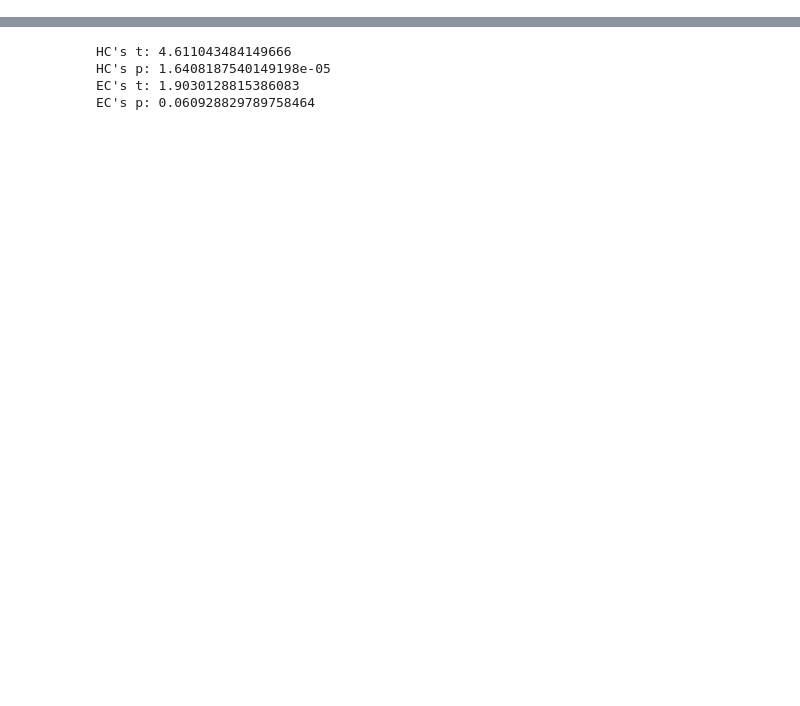
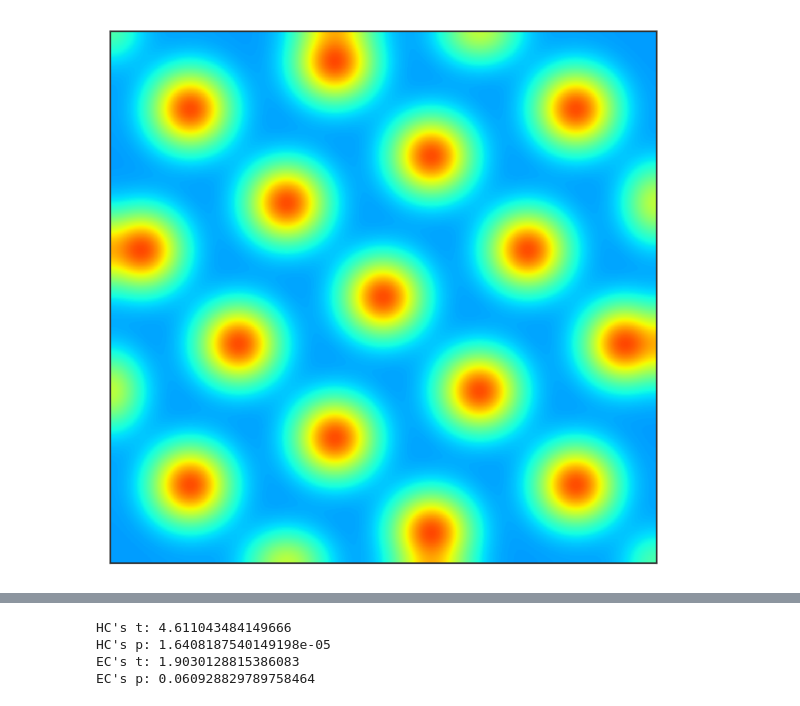
Before and after one commit to YukunQu/DCM, a Jupyter notebook: analysis/mri/figure/figure2.ipynb, the cells around one changed output, grey strips where cells are left out. Saved outputs shown, nothing was run; the diff lists cells and outputs as text; code cells hidden in the pictures; blank space fills up the shorter version.

```diff
--- a/analysis/mri/figure/figure2.ipynb
+++ b/analysis/mri/figure/figure2.ipynb
@@ -10,4 +10,69 @@ import matplotlib.pyplot as plt
 sns.set_style('white')
 matplotlib.rcParams['pdf.fonttype'] = 42
 matplotlib.rcParams['ps.fonttype'] = 42
+# %%
+import seaborn as sns
+from scipy.ndimage import gaussian_filter
+
+
+def firing_pattern(x, y, scale, field_radius, orientation):
+    # Create a hexagonal grid of firing field centers
+    x_coords = np.arange(-scale, scale + 1)
+    y_coords = np.arange(-scale, scale + 1)
+    xx, yy = np.meshgrid(x_coords, y_coords)
+    centers = np.column_stack((xx.flatten(), yy.flatten())).astype(np.float64) * scale
+    centers[:, 0] += 0.5 * (centers[:, 1] % 2) * scale
+
+    # Apply the rotation matrix to the centers
+    rotation_matrix = np.array([[np.cos(orientation), -np.sin(orientation)],
+                                [np.sin(orientation), np.cos(orientation)]])
+    centers = centers @ rotation_matrix
+
+    # Calculate the firing rate at each (x, y) position
+    firing_rate = np.zeros_like(x)
+    for center in centers:
+        distance = np.sqrt((x - center[0]) ** 2 + (y - center[1]) ** 2)
+        firing_rate += np.exp(-distance ** 2 / (2 * field_radius ** 2))
+    return firing_rate
+
+
+# Define the parameters for the grid cell
+scale = 5
+field_radius = 0.8
+orientation = np.pi / 4  # 30 degrees
+
+# Create a grid of x and y coordinates
+x = np.linspace(-scale * 2, scale * 2, 1000)
+y = np.linspace(-scale * 2, scale * 2, 1000)
+xx, yy = np.meshgrid(x, y)
+
+# Compute the firing pattern of the grid cell
+firing_rate = firing_pattern(xx, yy, scale, field_radius, orientation)
+
+# Apply Gaussian smoothing to the firing rate data
+sigma = 30
+smoothed_firing_rate = gaussian_filter(firing_rate, sigma)
+
+
+# Normalization function
+def normalize_data(data, min_value, max_value):
+    normalized_data = (data - np.min(data)) / (np.max(data) - np.min(data))
+    return normalized_data * (max_value - min_value) + min_value
+
+
+# Apply normalization to the smoothed firing rate data
+min_value = 0
+max_value = 1
+normalized_smoothed_firing_rate = normalize_data(smoothed_firing_rate, min_value, max_value)
+# Plot the firing pattern
+plt.figure(figsize=(5, 5), dpi=300, frameon=False)
+#plt.imshow(normalized_smoothed_firing_rate, cmap="gray", origin="lower")
+plt.pcolormesh(x,y,normalized_smoothed_firing_rate,cmap='jet',shading='auto', vmax=1.3, vmin=-0.5)
+#sns.heatmap(normalized_smoothed_firing_rate,cmap='get')
+plt.gca().set_xticks([])
+plt.gca().set_yticks([])
+plt.savefig("/mnt/workdir/DCM/Result/paper/figure2/firing_pattern.pdf", dpi=300, bbox_inches='tight', transparent=True,pad_inches=0)
+plt.show()
+# %% [output]
+[figure, added]
 # %%
```
Also changed, not shown: parts of 14 cells of this notebook, 29 other files.
